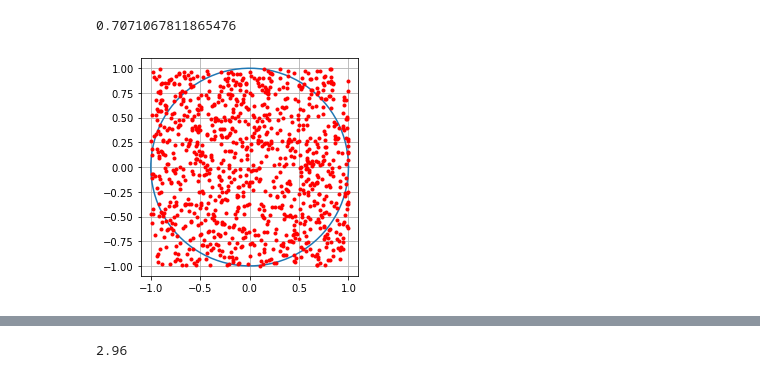
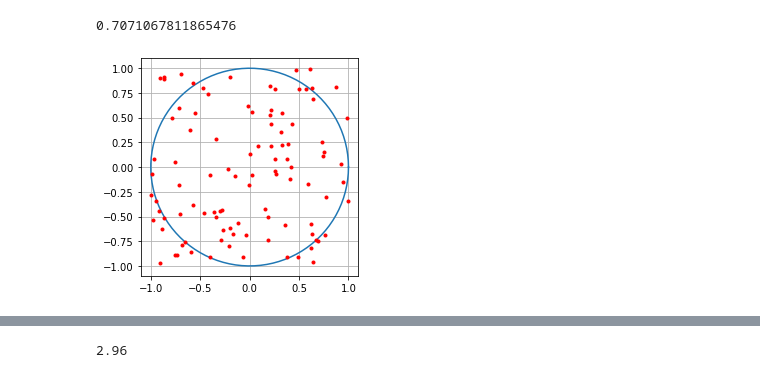
Before and after one commit to JonasNTI/jonas-olanders-CV, a Jupyter notebook: Räkna_med-python/Programmeringslabb1/Labb-uppgift1.ipynb, the cells around one changed output, grey strips where cells are left out. Cells and saved outputs as stored; diff of their text form; code cells hidden in the pictures.

```diff
--- a/Räkna_med-python/Programmeringslabb1/Labb-uppgift1.ipynb
+++ b/Räkna_med-python/Programmeringslabb1/Labb-uppgift1.ipynb
@@ -31,30 +31,30 @@ math.sqrt(x**2 + y**2,)
 # %% [output]
 0.7071067811865476
 # %%
-# (d) Simulera många punkter slumpmässigt mellan -1 och 1 för x- och y-koordinater, genom att använda funktionen        random.uniform(-1,1).
+# (d) Simulera många punkter slumpmässigt mellan -1 och 1 för x- och y-koordinater, genom att använda funktionen random.uniform(-1,1).
 
 import random as rnd
 import matplotlib.pyplot as plt
 import numpy as np
 
 theta = np.linspace(0, 2*np.pi, 100)
 r = np.sqrt(1)
 x1 = r*np.cos(theta)
 x2 = r*np.sin(theta)
 
 fig, ax = plt.subplots(1)
 ax.plot(x1, x2)
 ax.set_aspect(1)
 
 plt.grid(linestyle='-')
 
-for i in range(1000):
+for i in range(100):
     x = rnd.uniform(-1,1)
     y = rnd.uniform(-1,1)
     plt.plot(x,y, '.r')
 plt.show()
 # %% [output]
-[figure, old version]
+[figure, new version]
 # %%
 # (e) Räkna antalet punkter som hamnar inne i cirkeln och dividera med antalet simulerade punkter.
 
```
Also changed, not shown: parts of 2 cells of this notebook.
